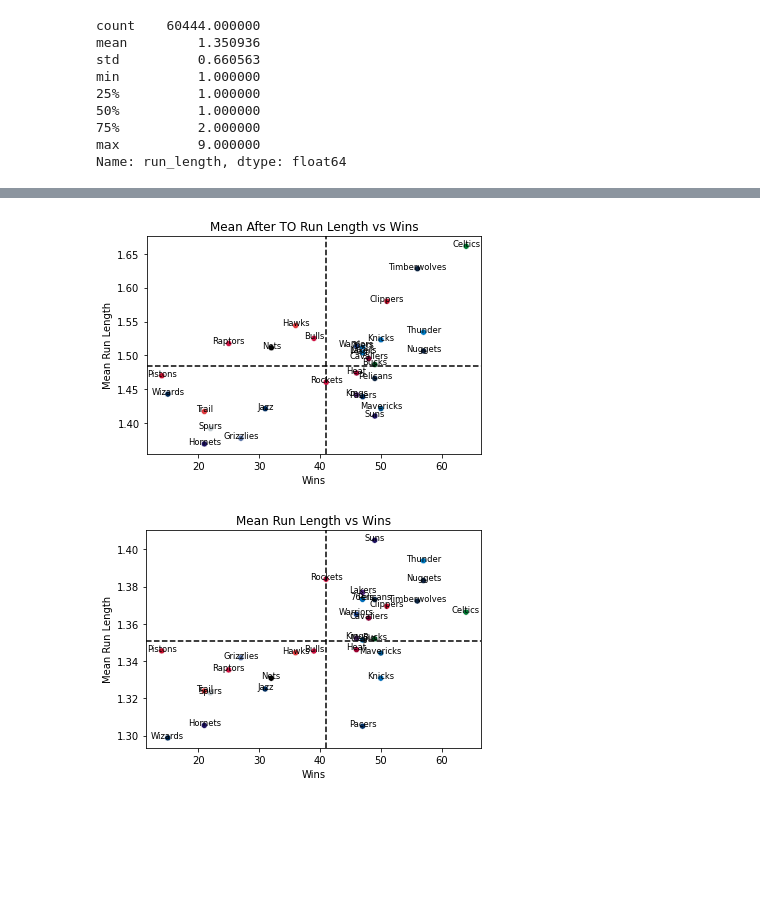
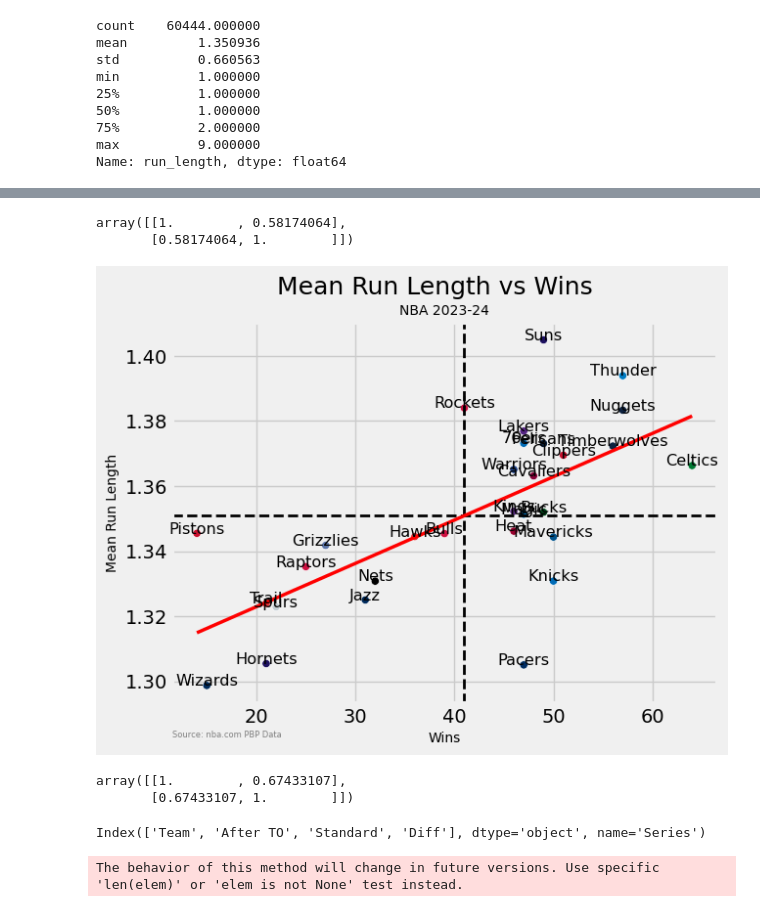
Before and after one commit to isaacvm98/timeout_analysis, a Jupyter notebook: preprocessing/timeouts_analysis.ipynb, the cells around one changed output, grey strips where cells are left out. Saved outputs shown, nothing was run; the diff lists cells and outputs as text; code cells hidden in the pictures; blank space fills up the shorter version.

```diff
--- a/preprocessing/timeouts_analysis.ipynb
+++ b/preprocessing/timeouts_analysis.ipynb
@@ -21,6 +21,7 @@ from sklearn.preprocessing import StandardScaler
 from xgboost import XGBRegressor
 from sklearn.linear_model import LinearRegression
 from sklearn.metrics import mean_squared_error,r2_score
+plt.style.use('fivethirtyeight')
 # %%
 # Define a helper function to handle coalesce logic
 def coalesce(*args):
@@ -1113,6 +1110,6 @@ all_runs_to.to_pickle('all_runs_to_2023-24.pkl')
 # %% [markdown]
 # Run analysis
 # %%
-all_runs_to = pd.read_csv('all_runs_to_2023-24.csv')
+all_runs_to = pd.read_csv('data/all_runs_to_2023-24.csv')
 # %%
 all_runs_to['gp'] = all_runs_to['gp'].astype(str)
@@ -1456,5 +1582,5 @@ plt.show()
 # %%
-colors_df = pd.read_csv('colors_nba_teams.csv')
+colors_df = pd.read_csv('data/colors_nba_teams.csv')
 # %%
 colors_df['Color 1'] = colors_df['Color 1'].str.split('#',expand=True)[1]
 colors_df['Color 1'] = [f"#{x}" for x in colors_df['Color 1']]
@@ -1471,56 +1652,41 @@ melted_df.loc[melted_df['Team']=='Trail',['W','L','W_PCT','Color 1']] = team_sta
+# %%
+np.corrcoef(after_to_df['W'],after_to_df['Mean Run Length'])
+# %% [output]
+array([[1.        , 0.58174064],
+       [0.58174064, 1.        ]])
 # %%
 # Filter the DataFrame for 'After TO' series
-after_to_df = melted_df[melted_df['Series'] == 'After TO']
+std_df = melted_df[melted_df['Series'] == 'Standard']
 
 # Create a dictionary mapping each team to its color
-team_colors = dict(zip(after_to_df['Team'], after_to_df['Color 1']))
+team_colors = dict(zip(std_df['Team'], std_df['Color 1']))
 
 # Create the scatter plot
-sns.scatterplot(data=after_to_df, x='W', y='Mean Run Length', hue='Team', palette=team_colors, legend=False)
+sns.scatterplot(data=std_df, x='W', y='Mean Run Length', hue='Team', palette=team_colors, legend=False)
 
 # Add the mean lines
-plt.axhline(after_to_df['Mean Run Length'].mean(), color='black', linestyle='--')
-plt.axvline(after_to_df['W'].mean(), color='black', linestyle='--')
+plt.axhline(std_df['Mean Run Length'].mean(), color='black', linestyle='--',linewidth=2)
+plt.axvline(std_df['W'].mean(), color='black', linestyle='--',linewidth=2)
 
+sns.regplot(data=std_df, x='W', y='Mean Run Length', scatter=False, color='red',ci=False,line_kws={'linewidth': 2.5})
 # Set the title and labels
-plt.title('Mean After TO Run Length vs Wins')
-plt.xlabel('Wins')
-plt.ylabel('Mean Run Length')
-
+plt.suptitle('Mean Run Length vs Wins',fontsize=18)
+plt.title('NBA 2023-24', fontsize=10)
+plt.xlabel('Wins',fontsize=10)
+plt.ylabel('Mean Run Length',fontsize=10)
+plt.annotate('Source: nba.com PBP Data', (0,0), (0, -20), xycoords='axes fraction', textcoords='offset points', va='top',
+            fontsize=6, color='gray')
 # Adding legend manually on top of each dot
-for line in range(0, after_to_df.shape[0]):
-     plt.text(after_to_df.W.iloc[line], after_to_df['Mean Run Length'].iloc[line],
-     after_to_df['Team'].iloc[line], horizontalalignment='center', size='small', color='black')
+for line in range(0, std_df.shape[0]):
+     plt.text(std_df.W.iloc[line], std_df['Mean Run Length'].iloc[line],
+     std_df['Team'].iloc[line], horizontalalignment='center', size='small', color='black')
 
 # Show the plot
 plt.show()
 # %% [output]
-[figure, old version]
+[figure, new version]
-# %%
-# Filter the DataFrame for 'After TO' series
-std_df = melted_df[melted_df['Series'] == 'Standard']
-
-# Create a dictionary mapping each team to its color
-team_colors = dict(zip(std_df['Team'], std_df['Color 1']))
-
-# Create the scatter plot
-sns.scatterplot(data=std_df, x='W', y='Mean Run Length', hue='Team', palette=team_colors, legend=False)
-
-# Add the mean lines
-plt.axhline(std_df['Mean Run Length'].mean(), color='black', linestyle='--')
-plt.axvline(std_df['W'].mean(), color='black', linestyle='--')
-
-# Set the title and labels
-plt.title('Mean Run Length vs Wins')
-plt.xlabel('Wins')
-plt.ylabel('Mean Run Length')
-
-# Adding legend manually on top of each dot
-for line in range(0, std_df.shape[0]):
-     plt.text(std_df.W.iloc[line], std_df['Mean Run Length'].iloc[line],
-     std_df['Team'].iloc[line], horizontalalignment='center', size='small', color='black')
-
-# Show the plot
-plt.show()
-# %% [output]
-[figure, removed]
+# %%
+np.corrcoef(std_df['W'],std_df['Mean Run Length'])
+# %% [output]
+array([[1.        , 0.67433107],
+       [0.67433107, 1.        ]])
@@ -1526,0 +1696,4 @@ plt.show()
+# %%
+pivoted_runs.drop
+# %% [output]
+Index(['Team', 'After TO', 'Standard', 'Diff'], dtype='object', name='Series')
@@ -1527,3 +1713,7 @@ plt.show()
+# %%
+styled_df.export_png('run_comparison.png',table_conversion='matplotlib')
+# %% [output]
+The behavior of this method will change in future versions. Use specific 'len(elem)' or 'elem is not None' test instead.
 # %%
 pd.Series([after_to_series.mean(),std_series.mean()]).plot(kind='bar')
 # %% [output]
```
Also changed, not shown: parts of 72 cells of this notebook, 15 other files.
